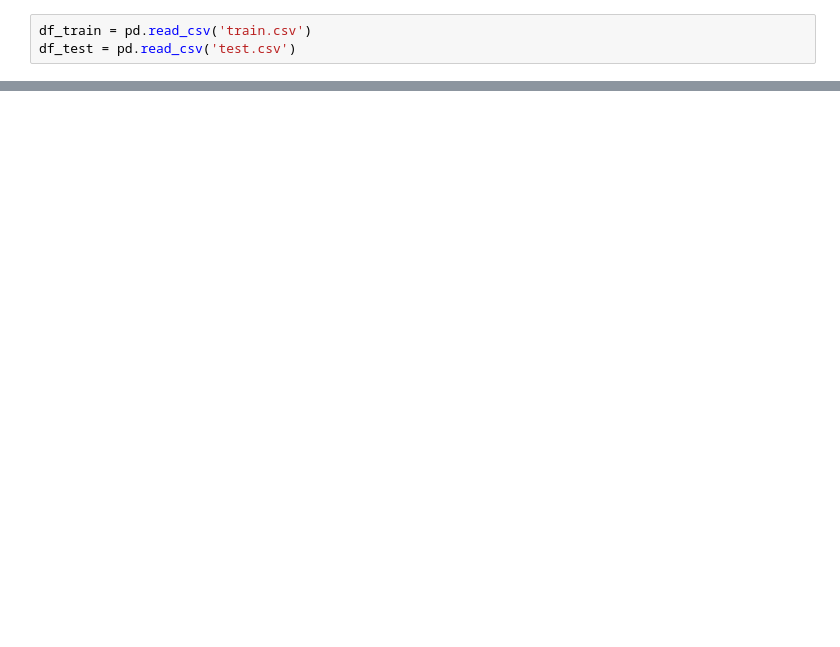
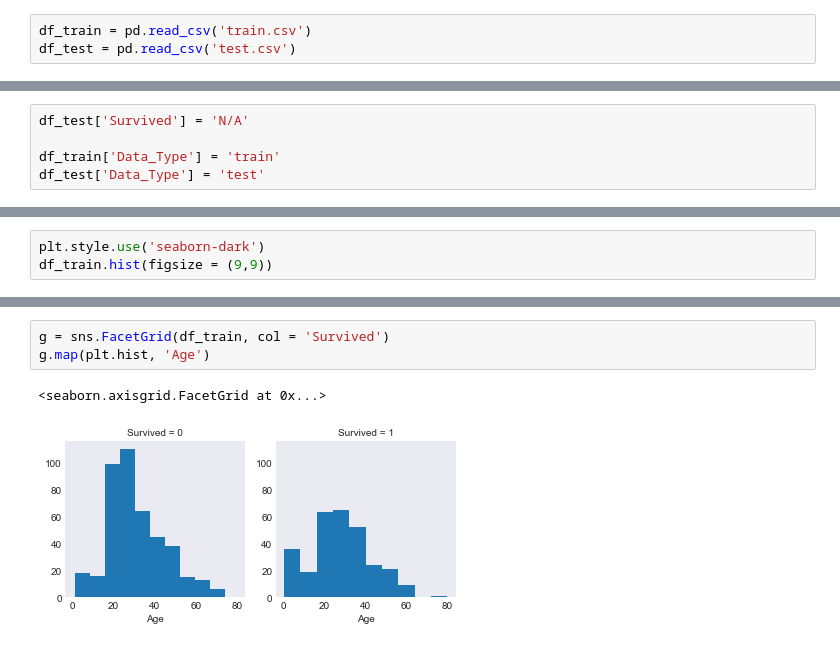
Before and after one commit to JohnErnestBonanno/TitanicML, a Jupyter notebook: Titanic Machine learning.ipynb, the cells around one changed output, grey strips where cells are left out. Drawn from its saved outputs; the diff is of its cells as text; blank space fills up the shorter version.

```diff
--- a/Titanic Machine learning.ipynb
+++ b/Titanic Machine learning.ipynb
@@ -21,0 +13,5 @@ df_train.sample(5)
+# %%
+df_test['Survived'] = 'N/A'
+
+df_train['Data_Type'] = 'train'
+df_test['Data_Type'] = 'test'
@@ -30,0 +73,3 @@ df_test.sample(5)
+# %%
+plt.style.use('seaborn-dark')
+df_train.hist(figsize = (9,9))
@@ -30,0 +113,6 @@ df_test.sample(5)
+# %%
+g = sns.FacetGrid(df_train, col = 'Survived')
+g.map(plt.hist, 'Age')
+# %% [output]
+<seaborn.axisgrid.FacetGrid at 0x...>
+[figure, added]
```
Also changed, not shown: parts of 12 cells of this notebook.
